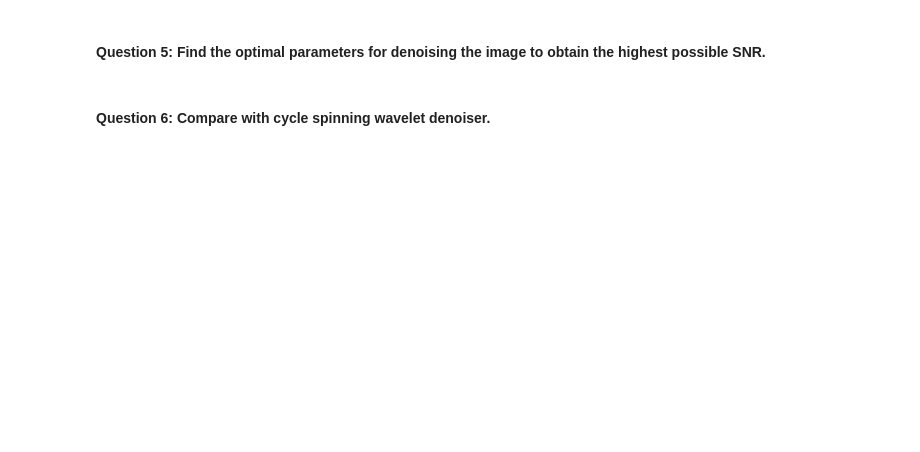
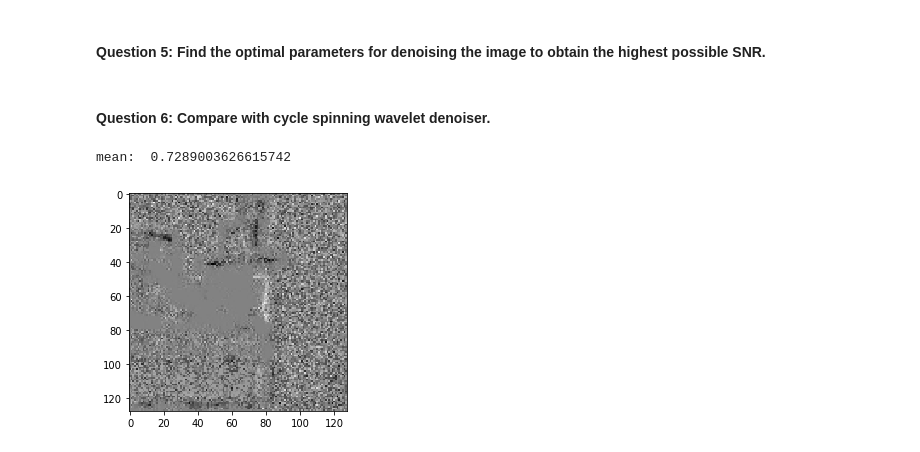
Before and after one commit to amelbenhamouda/NLMeans, a Jupyter notebook: NLMeanNotebook/NL_means_block.ipynb, the cells around one changed output. Cells and saved outputs as stored; diff of their text form; code cells hidden in the pictures; blank space fills up the shorter version.

```diff
--- a/NLMeanNotebook/NL_means_block.ipynb
+++ b/NLMeanNotebook/NL_means_block.ipynb
@@ -375,3 +377,9 @@ r=3 , q=14, sigma=20
 #### Question 5: Find the optimal parameters for denoising the image to obtain the highest possible SNR.
 # %% [markdown]
 #### Question 6: Compare with cycle spinning wavelet denoiser.
+# %%
+plt.imshow(noisy_image-imgdenoised2)
+print("mean: ",abs(mean(noisy_image-imgdenoised2)))
+# %% [output]
+mean:  0.7289003626615742
+[figure, added]
```
Also changed, not shown: parts of 9 cells of this notebook, 1 other file.
